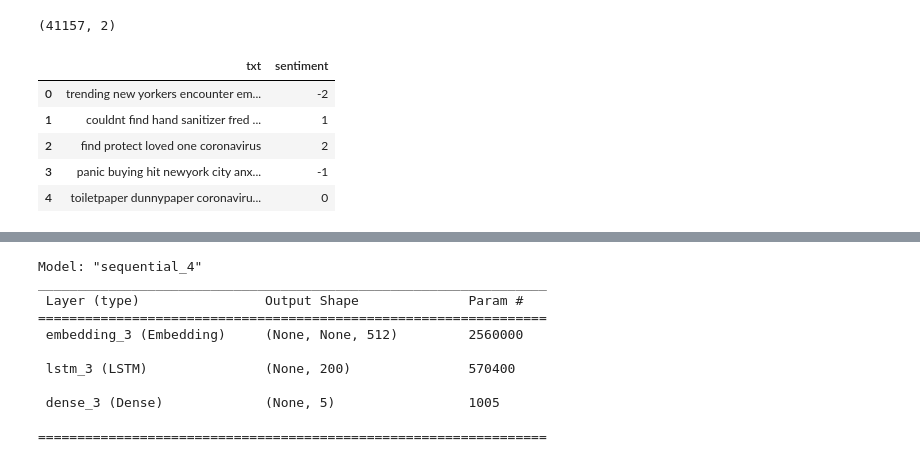
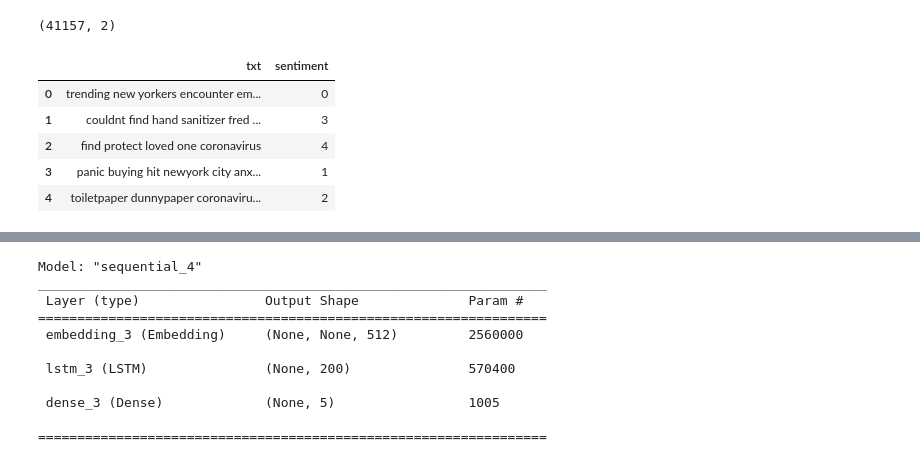
Before and after one commit to suchirmm/tweet-analysis, a Jupyter notebook: corona_tweets.ipynb, the cells around one changed output, grey strips where cells are left out. Cells and saved outputs as stored; diff of their text form; code cells hidden in the pictures.

```diff
--- a/corona_tweets.ipynb
+++ b/corona_tweets.ipynb
@@ -587,33 +587,35 @@ df_train.shape
 # %%
 # Change the values of the Target Variable to numeric
 # Apply same preprocessing to test data
 # As done with train data
 
 
 df_train = df_train.replace({'sentiment': {-2: 'Extremely Negative', -1: 'Negative',
-#                             0: 'Neutral', 1: 'Positive', 2: 'Extremely Positive' }
-#
-# })
+                             0: 'Neutral', 1: 'Positive', 2: 'Extremely Positive' }
+
+})
+
 
 df_train = df_train.replace({'sentiment': {'Extremely Negative' : 0, 'Negative' : 1,
                               'Neutral' : 2, 'Positive' : 3, 'Extremely Positive' : 4}
 
 })
 
 
 df_test = df_test.replace({'sentiment': {'Extremely Negative' : 0, 'Negative' : 1,
                               'Neutral' : 2, 'Positive' : 3, 'Extremely Positive' : 4}
 
 })
+
 sw = stopwords.words('english')
 sw
 
 df_test["txt"] = df_test["txt"].apply(lambda x: utils_preprocess_text(x, flg_stemm=False, flg_lemm=True, lst_stopwords= sw))
 df_test.head()
 # %% [output]
 |  | txt | sentiment |
-| 0 | trending new yorkers encounter em... | -2 |
-| 1 | couldnt find hand sanitizer fred ... | 1 |
-| 2 | find protect loved one coronavirus | 2 |
-| 3 | panic buying hit newyork city anx... | -1 |
-| 4 | toiletpaper dunnypaper coronaviru... | 0 |
+| 0 | trending new yorkers encounter em... | 0 |
+| 1 | couldnt find hand sanitizer fred ... | 3 |
+| 2 | find protect loved one coronavirus | 4 |
+| 3 | panic buying hit newyork city anx... | 1 |
+| 4 | toiletpaper dunnypaper coronaviru... | 2 |
```
Also changed, not shown: parts of 32 cells of this notebook.
